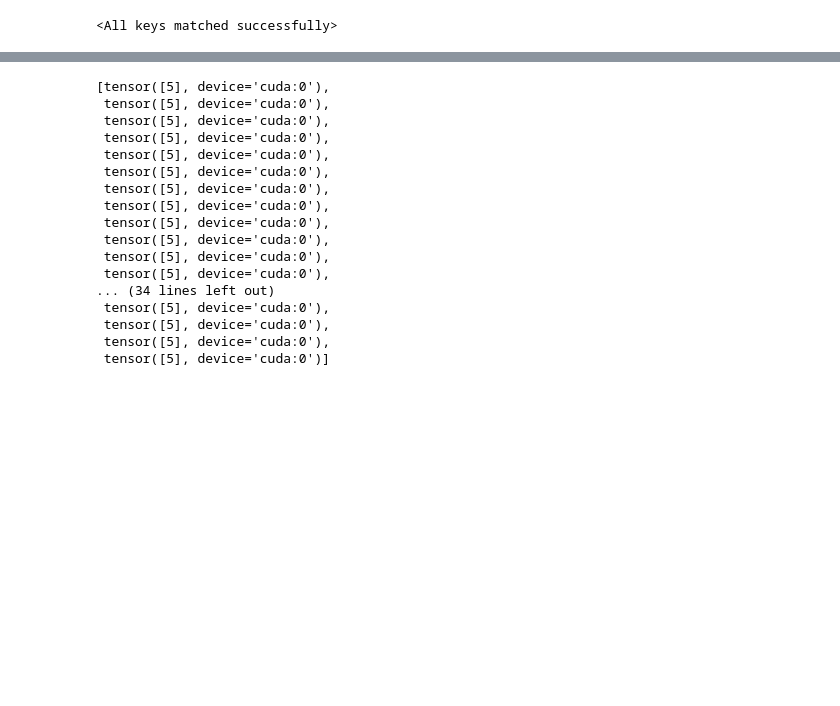
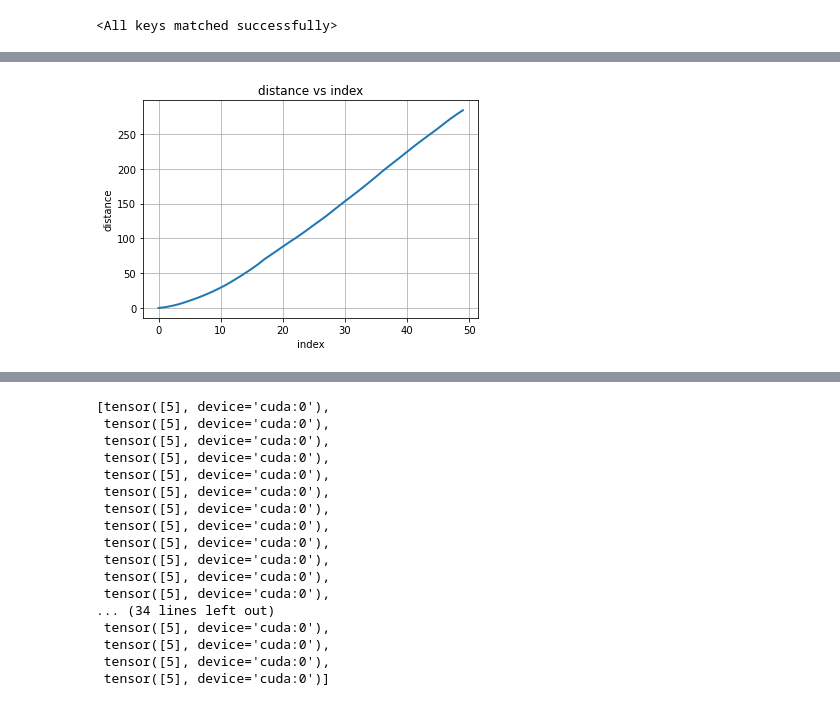
Before and after one commit to Msadat97/fairness-vision, a Jupyter notebook: MNIST_VAE.ipynb, the cells around one changed output, grey strips where cells are left out. Saved outputs shown, nothing was run; the diff lists cells and outputs as text; code cells hidden in the pictures; blank space fills up the shorter version.

```diff
--- a/MNIST_VAE.ipynb
+++ b/MNIST_VAE.ipynb
@@ -91 +97,10 @@ features = autoencoder.encode(z)
+# %%
+plt.plot(dist, linewidth=2)
+plt.grid(True,  which='both')
+plt.xlabel('index')
+plt.ylabel('distance')
+plt.title('distance vs index')
+plt.savefig('outputs/dist.pdf')
+# %% [output]
+[figure, added]
 # %%
```
Also changed, not shown: parts of 6 cells of this notebook, 2 other files.
